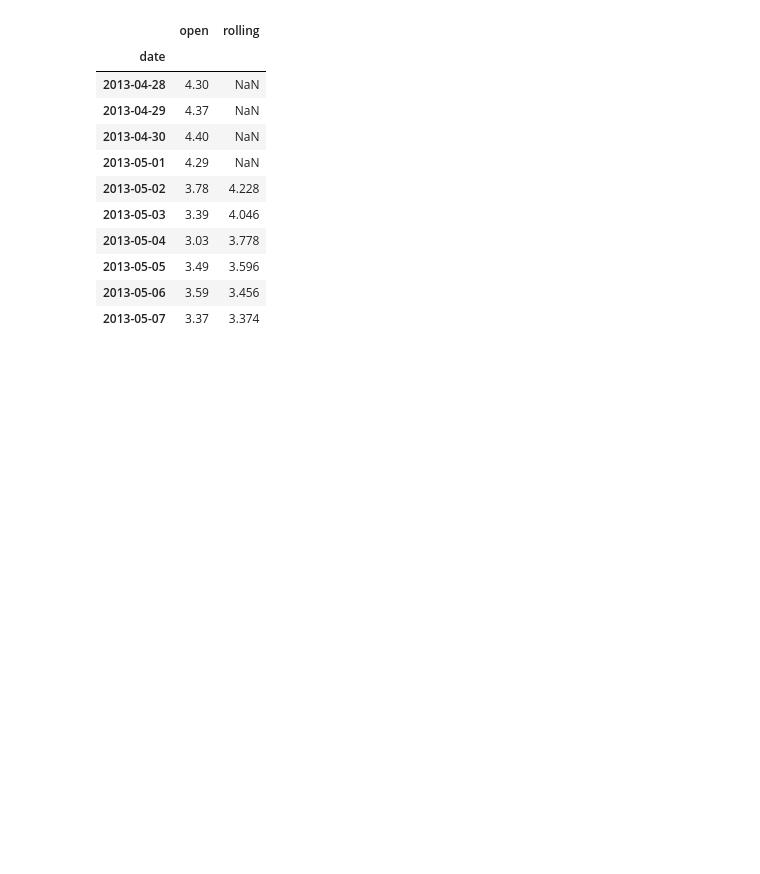
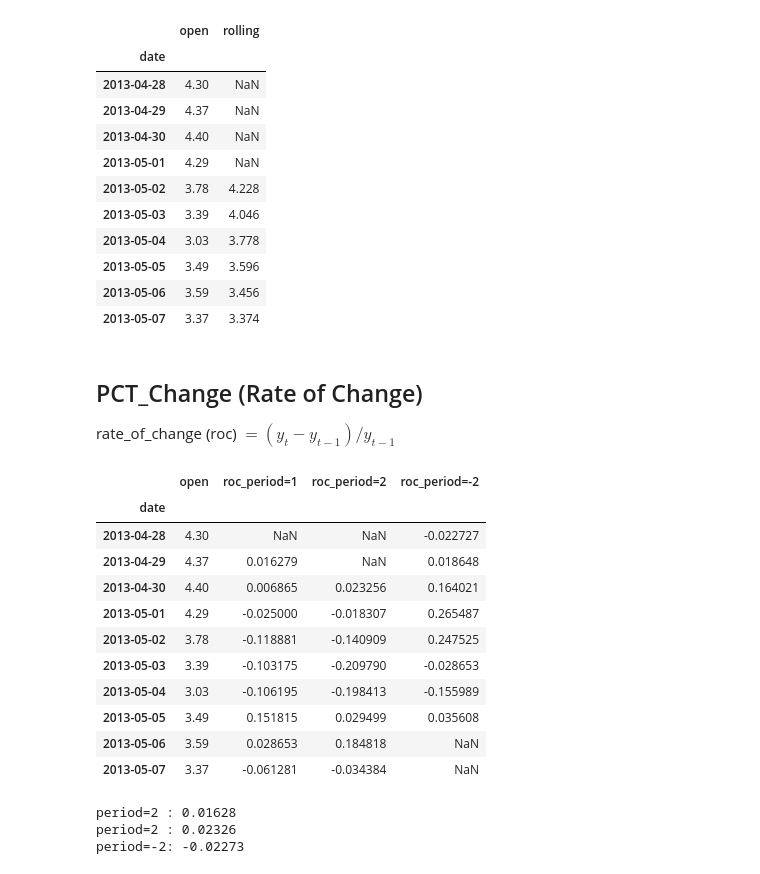
Before and after one commit to CodexploreRepo/time-series, a Jupyter notebook: notebook/time_series_operations.ipynb, the cells around one changed output. Cells and saved outputs as stored; diff of their text form; code cells hidden in the pictures; blank space fills up the shorter version.

```diff
--- a/notebook/resampling_shifting_rolling.ipynb
+++ b/notebook/time_series_operations.ipynb
@@ -164,3 +163,34 @@ data.head(10)
 | 2013-05-05 | 3.49 | 3.596 |
 | 2013-05-06 | 3.59 | 3.456 |
 | 2013-05-07 | 3.37 | 3.374 |
+# %% [markdown]
+## PCT_Change (Rate of Change)
+rate_of_change (roc) $= (y_t - y_{t-1}) /y_{t-1}$
+# %%
+data = df.iloc[:10, :]
+data.insert(len(data.columns), 'roc_period=1', data['open'].pct_change()) # default period=1
+data.insert(len(data.columns), 'roc_period=2', data['open'].pct_change(periods=2))
+data.insert(len(data.columns), 'roc_period=-2', data['open'].pct_change(periods=-2))
+# %%
+data.head(10)
+# %% [output]
+|  | open | roc_period=1 | roc_period=2 | roc_period=-2 |
+| date |  |  |  |  |
+| 2013-04-28 | 4.30 | NaN | NaN | -0.022727 |
+| 2013-04-29 | 4.37 | 0.016279 | NaN | 0.018648 |
+| 2013-04-30 | 4.40 | 0.006865 | 0.023256 | 0.164021 |
+| 2013-05-01 | 4.29 | -0.025000 | -0.018307 | 0.265487 |
+| 2013-05-02 | 3.78 | -0.118881 | -0.140909 | 0.247525 |
+| 2013-05-03 | 3.39 | -0.103175 | -0.209790 | -0.028653 |
+| 2013-05-04 | 3.03 | -0.106195 | -0.198413 | -0.155989 |
+| 2013-05-05 | 3.49 | 0.151815 | 0.029499 | 0.035608 |
+| 2013-05-06 | 3.59 | 0.028653 | 0.184818 | NaN |
+| 2013-05-07 | 3.37 | -0.061281 | -0.034384 | NaN |
+# %%
+print(f"period=2 : {(4.37-4.3)/4.3:.5f}")
+print(f"period=2 : {(4.4-4.3)/4.3:.5f}")
+print(f"period=-2: {(4.3-4.4)/4.4:.5f}")
+# %% [output]
+period=2 : 0.01628
+period=2 : 0.02326
+period=-2: -0.02273
```
Also changed, not shown: parts of 5 cells of this notebook, 2 other files.
